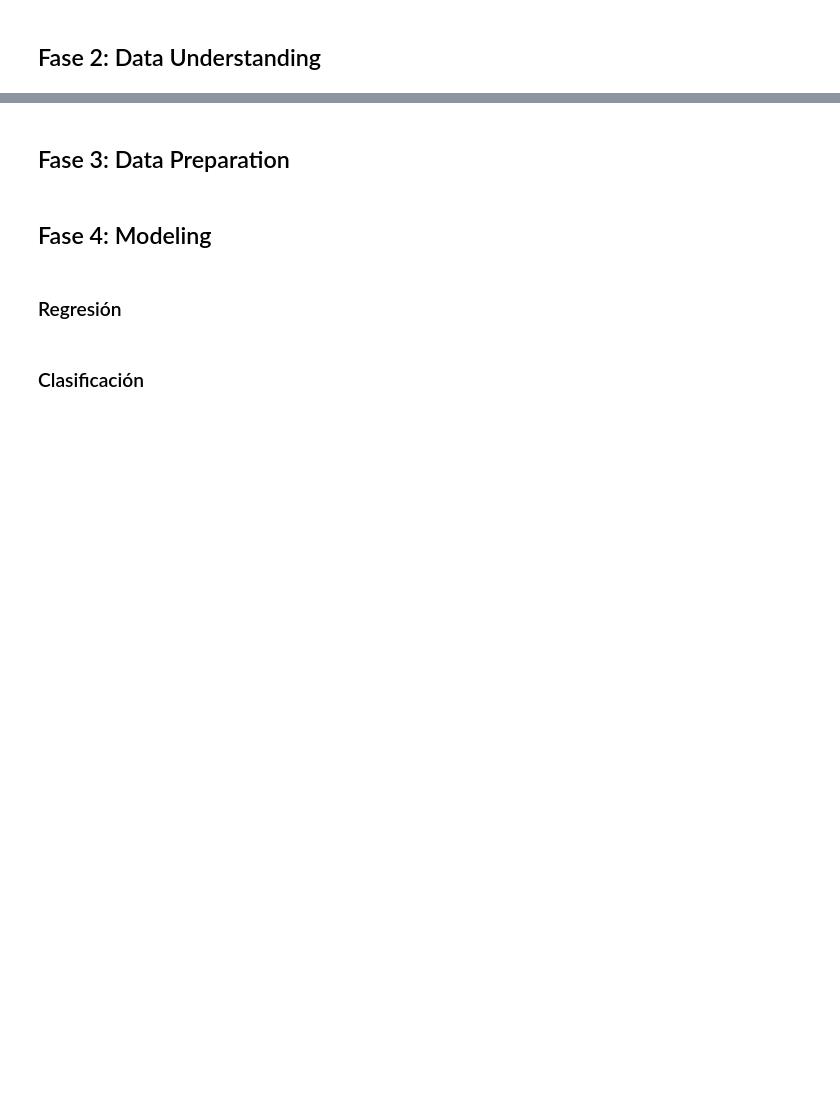
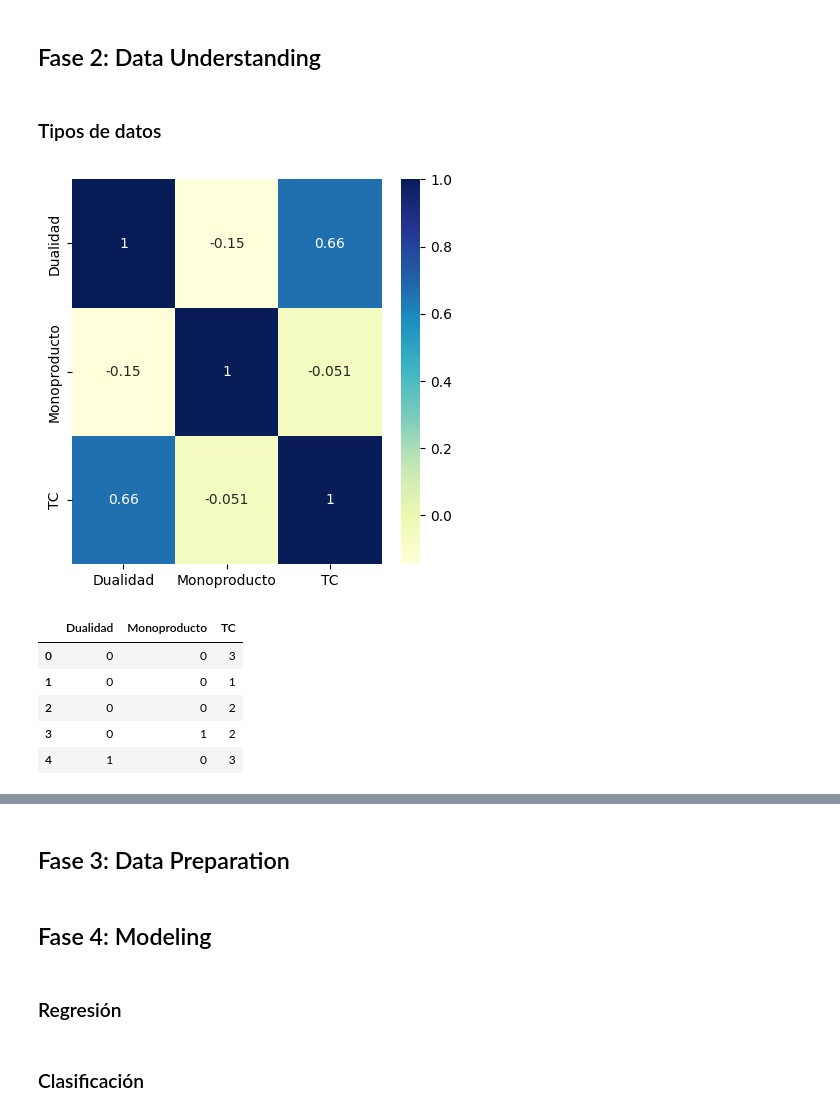
Before and after one commit to The-Shield-Team/SHIELD-ML-Monopoly, a Jupyter notebook: index.ipynb, the cells around one changed output, grey strips where cells are left out. Drawn from its saved outputs; the diff is of its cells as text; code cells hidden in the pictures; blank space fills up the shorter version.

```diff
--- a/index.ipynb
+++ b/index.ipynb
@@ -116,5 +84,26 @@ Error:
 # %% [markdown]
 ## Fase 2: Data Understanding
+# %% [markdown]
+### Tipos de datos
+# %%
+#Mapa de calor entre la variable "Dualidad", "Monoproducto" y "TC"
+
+df_heatmap = df[['Dualidad', 'Monoproducto', 'TC']]
+
+#Matriz de correlación con mapa de calor
+plt.figure(figsize=(5, 5))
+sns.heatmap(df_heatmap.corr(numeric_only=True), annot=True, cmap="YlGnBu")
+plt.show()
+
+df_heatmap.head()
+# %% [output]
+[figure, added]
+|  | Dualidad | Monoproducto | TC |
+| 0 | 0 | 0 | 3 |
+| 1 | 0 | 0 | 1 |
+| 2 | 0 | 0 | 2 |
+| 3 | 0 | 1 | 2 |
+| 4 | 1 | 0 | 3 |
 # %%
 # Insertar cuantos bloques de código consideren necesarios
 
```
Also changed, not shown: parts of 3 cells of this notebook.
